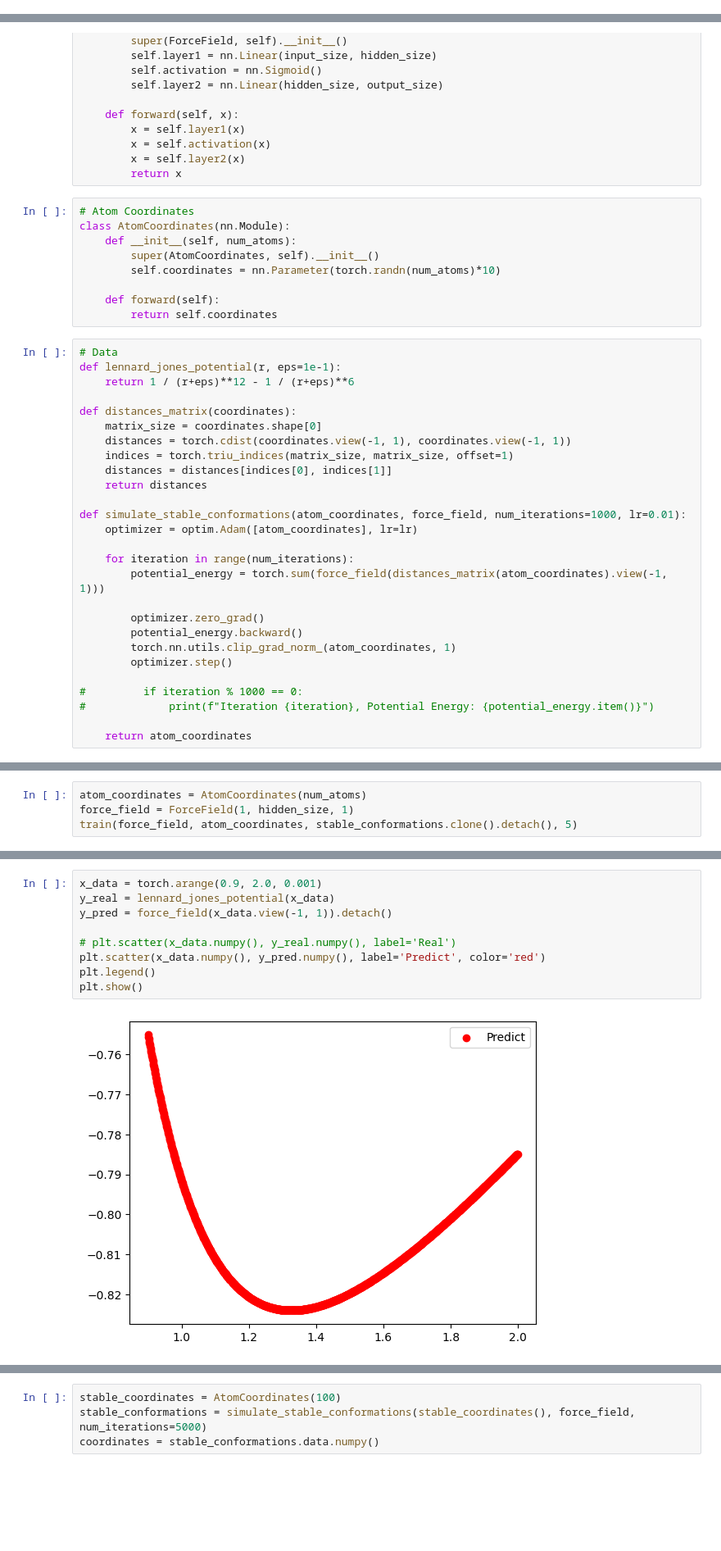
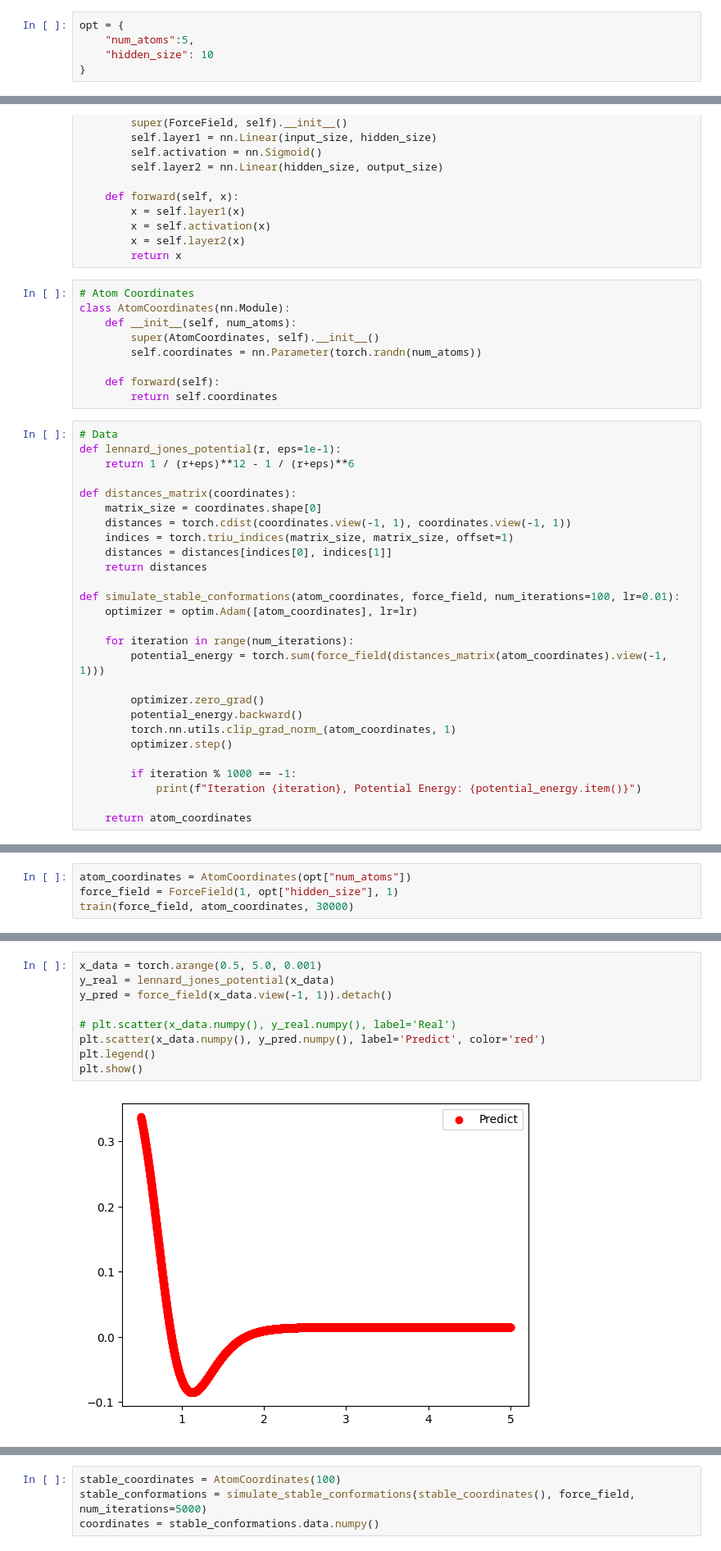
Before and after one commit to hikarimusic/MDLab, a Jupyter notebook: paper3/exp2.ipynb, the cells around one changed output, grey strips where cells are left out. Shown at 82% size. Cells and saved outputs as stored; diff of their text form; blank space fills up the shorter version.

```diff
--- a/paper3/exp2.ipynb
+++ b/paper3/exp2.ipynb
@@ -10,6 +10,11 @@ torch.manual_seed(0)
 torch.cuda.is_available()
 # %% [output]
 True
+# %%
+opt = {
+    "num_atoms":5,
+    "hidden_size": 10
+}
 # %%
 # Force Field
 class ForceField(nn.Module):
@@ -29,7 +34,7 @@ class ForceField(nn.Module):
 class AtomCoordinates(nn.Module):
     def __init__(self, num_atoms):
         super(AtomCoordinates, self).__init__()
-        self.coordinates = nn.Parameter(torch.randn(num_atoms)*10)
+        self.coordinates = nn.Parameter(torch.randn(num_atoms))
 
     def forward(self):
         return self.coordinates
@@ -45,7 +50,7 @@ def distances_matrix(coordinates):
     distances = distances[indices[0], indices[1]]
     return distances
 
-def simulate_stable_conformations(atom_coordinates, force_field, num_iterations=1000, lr=0.01):
+def simulate_stable_conformations(atom_coordinates, force_field, num_iterations=100, lr=0.01):
     optimizer = optim.Adam([atom_coordinates], lr=lr)
 
     for iteration in range(num_iterations):
@@ -56,8 +61,8 @@ def simulate_stable_conformations(atom_coordinates, force_field, num_iterations=
         torch.nn.utils.clip_grad_norm_(atom_coordinates, 1)
         optimizer.step()
 
-#         if iteration % 1000 == 0:
-#             print(f"Iteration {iteration}, Potential Energy: {potential_energy.item()}")
+        if iteration % 1000 == -1:
+            print(f"Iteration {iteration}, Potential Energy: {potential_energy.item()}")
 
     return atom_coordinates
 # %%
@@ -109,5 +102,5 @@ stable_conformations = simulate_stable_conformations(atom_stable(), lennard_jone
 # %%
-atom_coordinates = AtomCoordinates(num_atoms)
-force_field = ForceField(1, hidden_size, 1)
-train(force_field, atom_coordinates, stable_conformations.clone().detach(), 5)
+atom_coordinates = AtomCoordinates(opt["num_atoms"])
+force_field = ForceField(1, opt["hidden_size"], 1)
+train(force_field, atom_coordinates, 30000)
 # %% [output]
@@ -131,11 +124,11 @@ Iteration 4, Potential Energy: -1656.316650390625,  Energy Difference: 147.37905
 # %%
-x_data = torch.arange(0.9, 2.0, 0.001)
+x_data = torch.arange(0.5, 5.0, 0.001)
 y_real = lennard_jones_potential(x_data)
 y_pred = force_field(x_data.view(-1, 1)).detach()
 
 # plt.scatter(x_data.numpy(), y_real.numpy(), label='Real')
 plt.scatter(x_data.numpy(), y_pred.numpy(), label='Predict', color='red')
 plt.legend()
 plt.show()
 # %% [output]
-[figure, old version]
+[figure, new version]
```
Also changed, not shown: parts of 16 cells of this notebook.
